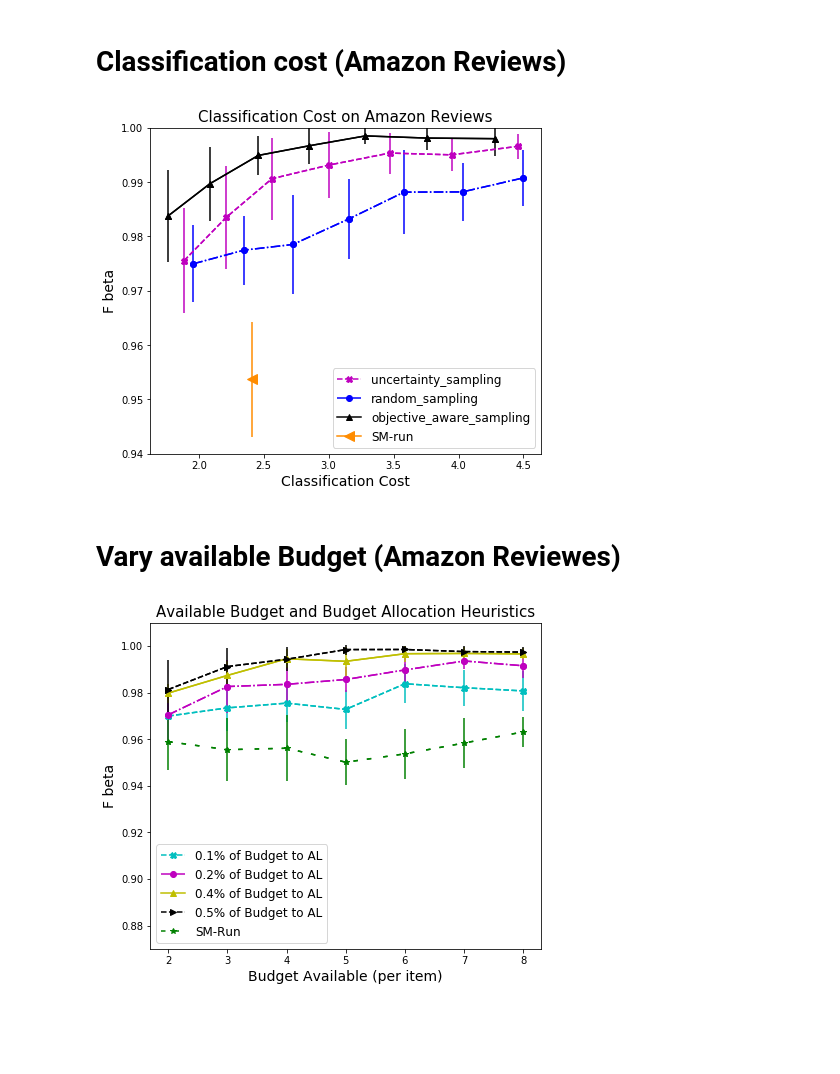
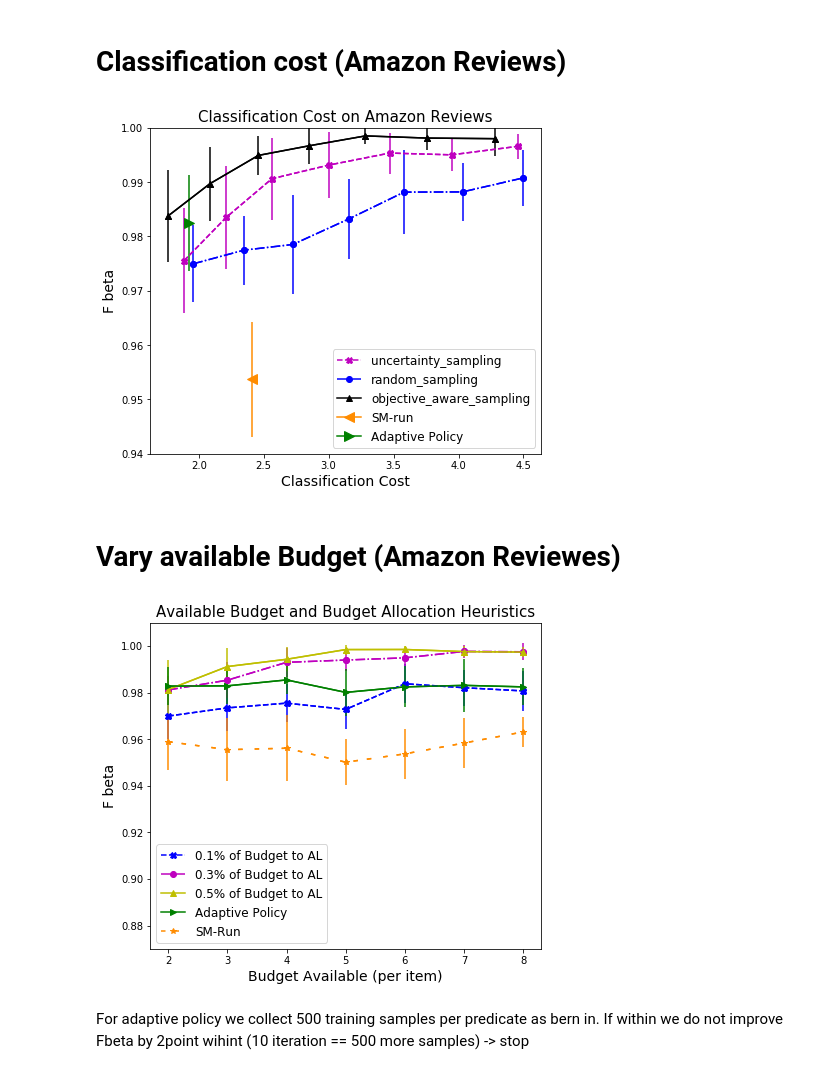
Before and after one commit to Evgeneus/Active-Hybrid-Classificatoin, a Jupyter notebook: adaptive_machine_and_crowd/notebooks/results.ipynb, the cells around one changed output. Drawn from its saved outputs; the diff is of its cells as text; code cells hidden in the pictures; blank space fills up the shorter version.

```diff
--- a/adaptive_machine_and_crowd/notebooks/results.ipynb
+++ b/adaptive_machine_and_crowd/notebooks/results.ipynb
@@ -44,9 +49,9 @@ def plot_charts(df, algos, b_per_item):
     fig, ax = plt.subplots(nrows=1, ncols=1, figsize=(7,6))
     markers = ['X', 'o', '^']
     for alg, c, l, m in zip(algos, ['m', 'b', 'black'], ['--', '-.', '-'], markers):
-        x = df.loc[(df['active_learning_strategy'] == alg) & (df['budget_per_item_mean'] == b_per_item)]['budget_spent_per_item_mean'].values
-        y = df.loc[(df['active_learning_strategy'] == alg) & (df['budget_per_item_mean'] == b_per_item)]['f_beta_mean'].values
-        y_std = df.loc[(df['active_learning_strategy'] == alg) & (df['budget_per_item_mean'] == b_per_item)]['f_beta_std'].values
+        x = df.loc[(df['active_learning_strategy'] == alg) & (df['budget_per_item_mean'] == b_per_item) & (df['AL_switch_point_mean'] != -1)]['budget_spent_per_item_mean'].values
+        y = df.loc[(df['active_learning_strategy'] == alg) & (df['budget_per_item_mean'] == b_per_item) & (df['AL_switch_point_mean'] != -1)]['f_beta_mean'].values
+        y_std = df.loc[(df['active_learning_strategy'] == alg) & (df['budget_per_item_mean'] == b_per_item) & (df['AL_switch_point_mean'] != -1)]['f_beta_std'].values
         ax.plot(x, y, label=alg, color=c, linestyle=l, marker=m)
         ax.errorbar(x, y, yerr=y_std, marker=m, linestyle=l, color=c)
         ax.set_xlabel('Classification Cost', size=14)
@@ -59,6 +64,13 @@ def plot_charts(df, algos, b_per_item):
     y_smr_std = df.loc[(df['AL_switch_point_mean'] == 0) & (df['budget_per_item_mean'] == b_per_item)]['f_beta_std'].values
     ax.plot(x_smr, y_smr, label='SM-run', color='darkorange', marker='<', markersize=10)
     ax.errorbar(x_smr, y_smr, yerr=y_smr_std, color='darkorange', marker='<', linestyle='-')
+
+    # Plot Adaptive Policy
+    x_adp = df.loc[(df['AL_switch_point_mean'] == -1) & (df['budget_per_item_mean'] == b_per_item) & (df['active_learning_strategy'] == 'objective_aware_sampling')]['budget_spent_per_item_mean'].values
+    y_adp = df.loc[(df['AL_switch_point_mean'] == -1) & (df['budget_per_item_mean'] == b_per_item) & (df['active_learning_strategy'] == 'objective_aware_sampling')]['f_beta_mean'].values
+    y_adp_std = df.loc[(df['AL_switch_point_mean'] == -1) & (df['budget_per_item_mean'] == b_per_item) & (df['active_learning_strategy'] == 'objective_aware_sampling')]['f_beta_std'].values
+    ax.plot(x_adp, y_adp, label='Adaptive Policy', color='g', marker='>', markersize=10)
+    ax.errorbar(x_adp, y_adp, yerr=y_adp_std, color='g', marker='>', linestyle='-')
     ax.legend( fontsize=12)
     plt.ylim((0.94, 1.))
 
@@ -68,37 +80,44 @@ def plot(file_name, b_per_item):
 
 plot(file_name, b_per_item)
 # %% [output]
-[figure, old version]
+[figure, new version]
 # %% [markdown]
 # Vary available Budget (Amazon Reviewes)
 # %%
 def plot_chart(df, alg, switch_points):
     fig, ax = plt.subplots(nrows=1, ncols=1, figsize=(7,6))
     markers = ['X', 'o', '^', '>']
-    colors = ['c', 'm', 'y', 'k']
-    for switch_point, l, m, c in zip(switch_points, ['--', '-.', '-', '--'], markers, colors):
-        x = df.loc[(df['active_learning_strategy'] == alg) & (df['AL_switch_point_mean'] == switch_point)]['budget_per_item_mean'].values [1:]
+    colors = ['b', 'm', 'y', 'g']
+    for switch_point, l, m, c in zip(switch_points, ['--', '-.', '-', '-'], markers, colors):
+        x = df.loc[(df['active_learning_strategy'] == alg) & (df['AL_switch_point_mean'] == switch_point)]['budget_per_item_mean'].values[1:]
         y = df.loc[(df['active_learning_strategy'] == alg)  & (df['AL_switch_point_mean'] == switch_point)]['f_beta_mean'].values[1:]
         y_std = df.loc[(df['active_learning_strategy'] == alg)  & (df['AL_switch_point_mean'] == switch_point)]['f_beta_std'].values[1:]
-        ax.plot(x, y, color=c, linestyle=l, marker=m, label='{}% of Budget to AL'.format(switch_point))
+        if switch_point == -1:
+            x = df.loc[(df['active_learning_strategy'] == alg) & (df['AL_switch_point_mean'] == switch_point)]['budget_per_item_mean'].values
+            y = df.loc[(df['active_learning_strategy'] == alg)  & (df['AL_switch_point_mean'] == switch_point)]['f_beta_mean'].values
+            y_std = df.loc[(df['active_learning_strategy'] == alg)  & (df['AL_switch_point_mean'] == switch_point)]['f_beta_std'].values
+            ax.plot(x, y, color=c, linestyle=l, marker=m, label='Adaptive Policy')
+        else:
+            ax.plot(x, y, color=c, linestyle=l, marker=m, label='{}% of Budget to AL'.format(switch_point))
         ax.errorbar(x, y, yerr=y_std, marker=m, linestyle=l, color=c)
-#         ax.fill_between(x, y-y_std, y+y_std, alpha=0.05, color=c)
         ax.set_xlabel('Budget Available (per item)', size=14)
         ax.set_ylabel('F beta', size=14)
         ax.set_title('Available Budget and Budget Allocation Heuristics', size=15)
 
 #     Drow SM-run line
     x = df.loc[df['AL_switch_point_mean'] == 0.]['budget_per_item_mean'].values[1:]
     y = df.loc[df['AL_switch_point_mean'] == 0.]['f_beta_mean'].values[1:]
     y_std = df.loc[df['AL_switch_point_mean'] == 0.]['f_beta_std'].values[1:]
-    ax.plot(x, y, color='g', marker='*', label='SM-Run', dashes=[3,6,3,6,3,8])
-    ax.errorbar(x, y, yerr=y_std, marker='*', dashes=[3,6,3,6,3,8], color='g')
+    ax.plot(x, y, color='darkorange', marker='*', label='SM-Run', dashes=[3,6,3,6,3,8])
+    ax.errorbar(x, y, yerr=y_std, marker='*', dashes=[3,6,3,6,3,8], color='darkorange')
     ax.legend( fontsize=12)
     plt.ylim((0.87, 1.01))
 
 
 
 df = pd.read_csv('../output/adaptive_machines_and_crowd/{}'.format(file_name))
-plot_chart(df, 'objective_aware_sampling', [ 0.1, 0.2, 0.4, 0.5])
+plot_chart(df, 'objective_aware_sampling', [ 0.1, 0.3, 0.5, -1])
 # %% [output]
-[figure, old version]
+[figure, new version]
+# %% [markdown]
+For adaptive policy we collect 500 training samples per predicate as bern in. If within we do not improve Fbeta by 2point wihint (10 iteration == 500 more samples) -> stop
```
Also changed, not shown: parts of 2 cells of this notebook, 3 other files.
